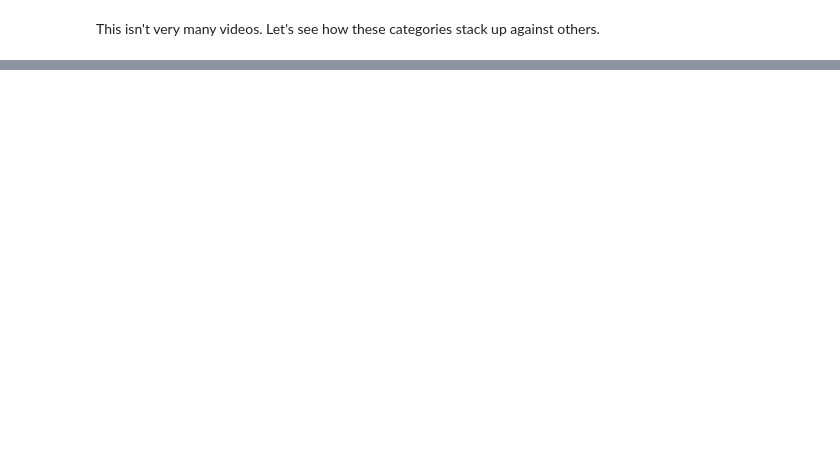
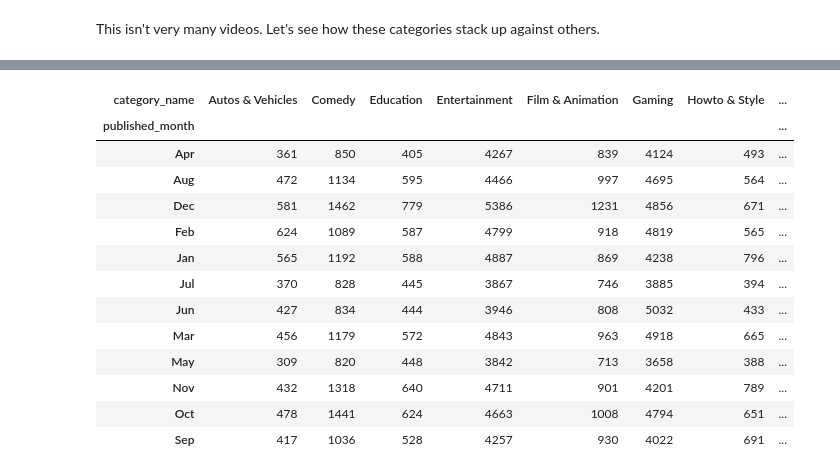
Before and after one commit to raven-cruz/Successful-YouTube-Videos, a Jupyter notebook: yt-data.ipynb, the cells around one changed output, grey strips where cells are left out. Cells and saved outputs as stored; diff of their text form; code cells hidden in the pictures; blank space fills up the shorter version.

```diff
--- a/yt-data.ipynb
+++ b/yt-data.ipynb
@@ -135,0 +148,8 @@ plt.show()
+# %%
+# published_at column looks like "2020-08-11T16:38:55Z"
+# need to extract the month portion
+published_at_df = yt_df[["publishedAt", "category_name"]].copy()
+published_at_df["publishedAt"] = pd.to_datetime(published_at_df["publishedAt"], format="ISO8601")
+published_at_df["published_month"] = published_at_df["publishedAt"].dt.strftime("%b")   # gets months as strings
+published_at_df = published_at_df.drop(columns=["publishedAt"])
+published_at_df
@@ -135,0 +170,20 @@ plt.show()
+# %%
+# found a cleaner approach than the by-hand agg I did earlier:
+#   https://pandas.pydata.org/docs/reference/api/pandas.crosstab.html
+published_at_stats = pd.crosstab(published_at_df["published_month"], published_at_df["category_name"])
+published_at_stats
+# %% [output]
+| category_name | Autos & Vehicles | Comedy | Education | Entertainment | Film & Animation | Gaming | Howto & Style | ... |
+| published_month |  |  |  |  |  |  |  | ... |
+| Apr | 361 | 850 | 405 | 4267 | 839 | 4124 | 493 | ... |
+| Aug | 472 | 1134 | 595 | 4466 | 997 | 4695 | 564 | ... |
+| Dec | 581 | 1462 | 779 | 5386 | 1231 | 4856 | 671 | ... |
+| Feb | 624 | 1089 | 587 | 4799 | 918 | 4819 | 565 | ... |
+| Jan | 565 | 1192 | 588 | 4887 | 869 | 4238 | 796 | ... |
+| Jul | 370 | 828 | 445 | 3867 | 746 | 3885 | 394 | ... |
+| Jun | 427 | 834 | 444 | 3946 | 808 | 5032 | 433 | ... |
+| Mar | 456 | 1179 | 572 | 4843 | 963 | 4918 | 665 | ... |
+| May | 309 | 820 | 448 | 3842 | 713 | 3658 | 388 | ... |
+| Nov | 432 | 1318 | 640 | 4711 | 901 | 4201 | 789 | ... |
+| Oct | 478 | 1441 | 624 | 4663 | 1008 | 4794 | 651 | ... |
+| Sep | 417 | 1036 | 528 | 4257 | 930 | 4022 | 691 | ... |
```
Also changed, not shown: parts of 7 cells of this notebook.
